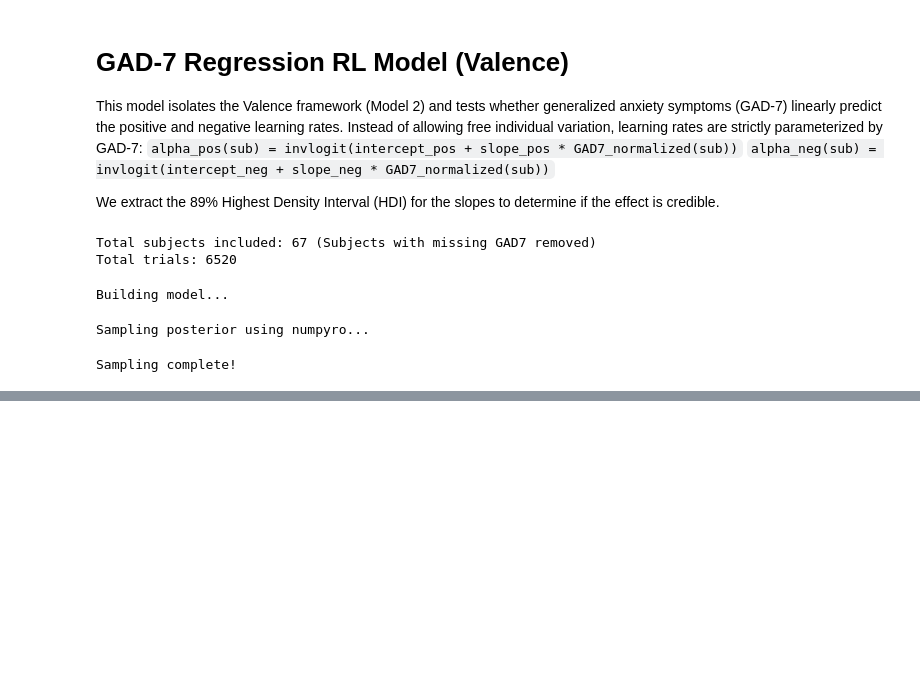
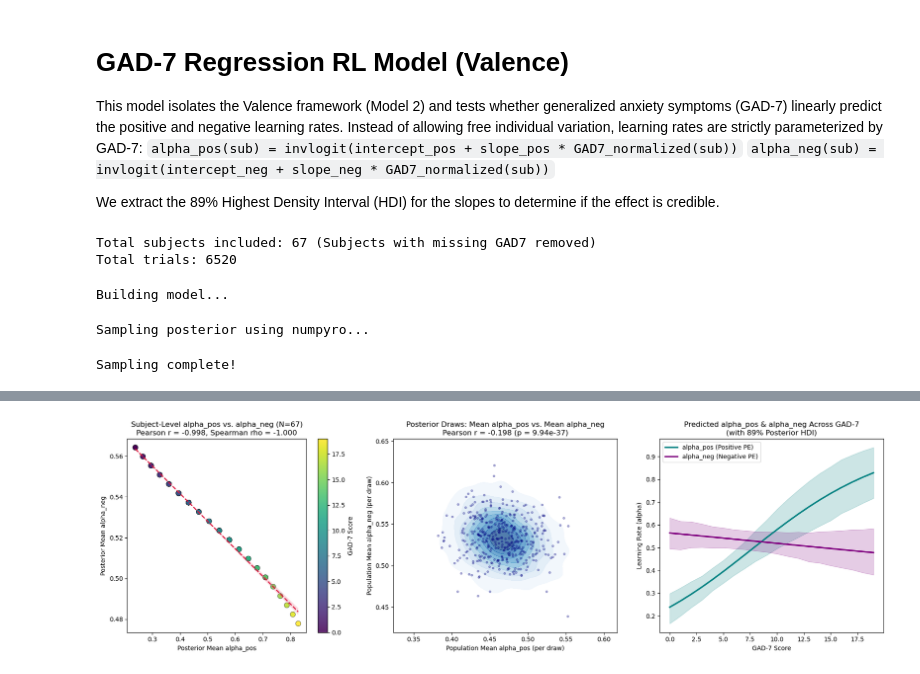
Before and after one commit to KoremNSN/Belief_Updating_Anxiety, a Jupyter notebook: 06_bayesian_rl_learning_rates_vs_gad7.ipynb, the cells around one changed output, grey strips where cells are left out. Drawn from its saved outputs; the diff is of its cells as text; code cells hidden in the pictures; blank space fills up the shorter version.

Commit message:
Add 06b subject-specific alphas & GAD-7 variance explained, update 06 and README

```diff
--- a/06_bayesian_rl_learning_rates_vs_gad7.ipynb
+++ b/06_bayesian_rl_learning_rates_vs_gad7.ipynb
@@ -178,0 +179,72 @@ Slope Negative (alpha_neg) HDI 89%: [-1.021, 0.301] -> INCLUDES 0 (Not strictly
+# %%
+import seaborn as sns
+from scipy import stats
+
+# Extract subject-level posterior means and 89% HDIs for alpha_pos and alpha_neg
+alpha_pos_samples = idata.posterior['alpha_pos'].values.reshape(-1, n_sub)  # (n_draws, n_sub)
+alpha_neg_samples = idata.posterior['alpha_neg'].values.reshape(-1, n_sub)  # (n_draws, n_sub)
+
+alpha_pos_mean = alpha_pos_samples.mean(axis=0)
+alpha_neg_mean = alpha_neg_samples.mean(axis=0)
+
+# Draw-level mean learning rates across subjects (4000 posterior draws)
+draw_mean_pos = alpha_pos_samples.mean(axis=1)
+draw_mean_neg = alpha_neg_samples.mean(axis=1)
+
+# Correlations
+r_sub, p_sub = stats.pearsonr(alpha_pos_mean, alpha_neg_mean)
+rho_sub, prho_sub = stats.spearmanr(alpha_pos_mean, alpha_neg_mean)
+
+r_draw, p_draw = stats.pearsonr(draw_mean_pos, draw_mean_neg)
+slope_pos_draws = idata.posterior['slope_pos'].values.flatten()
+slope_neg_draws = idata.posterior['slope_neg'].values.flatten()
+r_slope, p_slope = stats.pearsonr(slope_pos_draws, slope_neg_draws)
+
+print("==================================================================")
+print("CORRELATION BETWEEN ALPHA_POS AND ALPHA_NEG (NOTEBOOK 06 MODEL)")
+print("==================================================================")
+print(f"1. Subject-Level Posterior Means (N = {n_sub}, parameterized by GAD-7):")
+print(f"   Pearson r  = {r_sub:.4f} (p = {p_sub:.4e})")
+print(f"   Spearman r = {rho_sub:.4f} (p = {prho_sub:.4e})")
+print(f"\n2. Posterior Draw-Level Correlation (4,000 MCMC draws):")
+print(f"   Mean alpha_pos vs. Mean alpha_neg: Pearson r = {r_draw:.4f} (p = {p_draw:.4e})")
+print(f"   slope_pos vs. slope_neg:           Pearson r = {r_slope:.4f} (p = {p_slope:.4e})")
+print("==================================================================\n")
+
+fig, axes = plt.subplots(1, 3, figsize=(18, 5.5))
+
+# Panel 1: Subject-level alpha_pos vs alpha_neg colored by GAD-7
+sc = axes[0].scatter(alpha_pos_mean, alpha_neg_mean, c=gad7_scores, cmap='viridis', s=70, alpha=0.85, edgecolors='k', linewidth=0.5)
+sns.regplot(x=alpha_pos_mean, y=alpha_neg_mean, ax=axes[0], scatter=False, color='crimson', line_kws={'linestyle': '--', 'linewidth': 1.8})
+cbar = plt.colorbar(sc, ax=axes[0])
+cbar.set_label('GAD-7 Score')
+axes[0].set_title(f"Subject-Level alpha_pos vs. alpha_neg (N={n_sub})\nPearson r = {r_sub:.3f}, Spearman rho = {rho_sub:.3f}")
+axes[0].set_xlabel("Posterior Mean alpha_pos")
+axes[0].set_ylabel("Posterior Mean alpha_neg")
+
+# Panel 2: Posterior Draw-Level Mean alpha_pos vs Mean alpha_neg
+sns.kdeplot(x=draw_mean_pos, y=draw_mean_neg, ax=axes[1], cmap="Blues", fill=True, thresh=0.05, alpha=0.7)
+axes[1].scatter(draw_mean_pos[::10], draw_mean_neg[::10], color='navy', s=10, alpha=0.3)
+axes[1].set_title(f"Posterior Draws: Mean alpha_pos vs. Mean alpha_neg\nPearson r = {r_draw:.3f} (p = {p_draw:.2e})")
+axes[1].set_xlabel("Population Mean alpha_pos (per draw)")
+axes[1].set_ylabel("Population Mean alpha_neg (per draw)")
+
+# Panel 3: Both learning rates as a function of GAD-7 with 89% HDI
+sort_idx = np.argsort(gad7_scores)
+g_sorted = gad7_scores[sort_idx]
+pos_hdi = az.hdi(alpha_pos_samples[:, sort_idx], hdi_prob=0.89)
+neg_hdi = az.hdi(alpha_neg_samples[:, sort_idx], hdi_prob=0.89)
+
+axes[2].plot(g_sorted, alpha_pos_mean[sort_idx], color='teal', lw=2.5, label='alpha_pos (Positive PE)')
+axes[2].fill_between(g_sorted, pos_hdi[:, 0], pos_hdi[:, 1], color='teal', alpha=0.2)
+axes[2].plot(g_sorted, alpha_neg_mean[sort_idx], color='purple', lw=2.5, label='alpha_neg (Negative PE)')
+axes[2].fill_between(g_sorted, neg_hdi[:, 0], neg_hdi[:, 1], color='purple', alpha=0.2)
+axes[2].set_title("Predicted alpha_pos & alpha_neg Across GAD-7\n(with 89% Posterior HDI)")
+axes[2].set_xlabel("GAD-7 Score")
+axes[2].set_ylabel("Learning Rate (alpha)")
+axes[2].legend(loc='best')
+
+plt.tight_layout()
+plt.savefig('../data/alpha_pos_vs_alpha_neg_nb06.png', dpi=150, bbox_inches='tight')
+plt.show()
+# %% [output]
@@ -178,0 +262 @@ Slope Negative (alpha_neg) HDI 89%: [-1.021, 0.301] -> INCLUDES 0 (Not strictly
+[figure, added]
```
Also changed, not shown: parts of 2 cells of this notebook, 2 other files.
